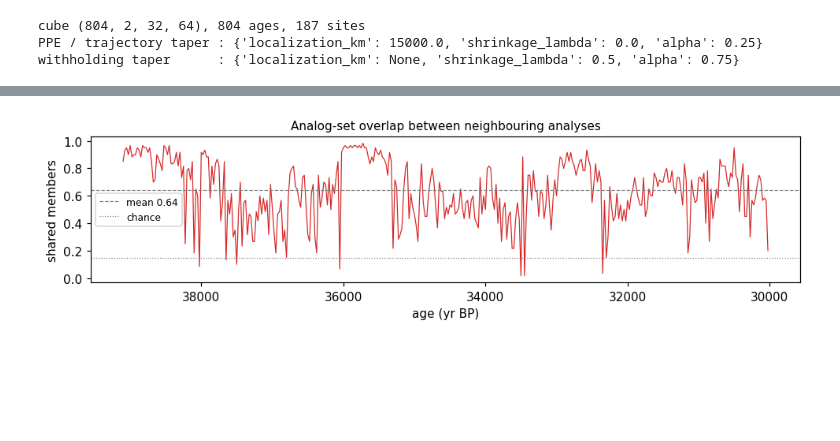
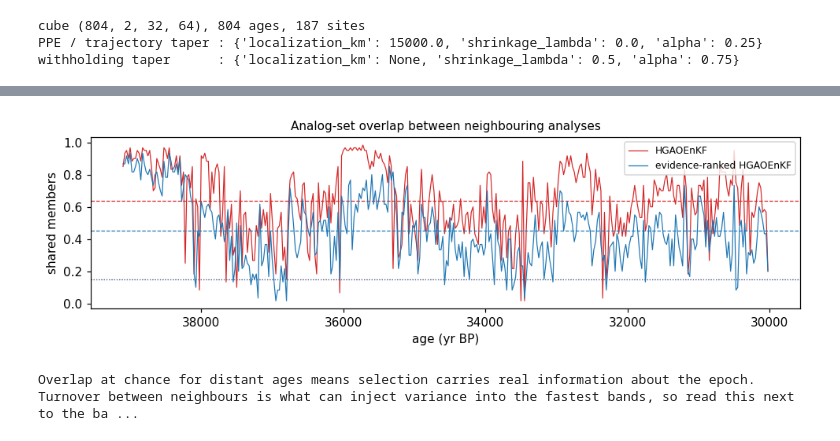
Before and after one commit to evgeni-g-georgiev/sparse_paleoclimate_field_reconstruction, a Jupyter notebook: notebooks/10_hgaoenkf.ipynb, the cells around one changed output, grey strips where cells are left out. Drawn from its saved outputs; the diff is of its cells as text; code cells hidden in the pictures; blank space fills up the shorter version.

```diff
--- a/notebooks/10_hgaoenkf.ipynb
+++ b/notebooks/10_hgaoenkf.ipynb
@@ -56,6 +74,7 @@ import matplotlib.pyplot as plt
 sys.path.insert(0, os.path.abspath(".."))
 
 from paleoreco.data import build_prior_cube
+from paleoreco.assim.analog import ANALOG_EVIDENCE, ANALOG_MISFIT, EVIDENCE_SCALE
 from paleoreco.assim.observations import (
     attach_site_stats, collapse_to_samples, load_observations, observation_site_stats,
 )
@@ -74,6 +93,17 @@ RUN_PPE = True
 RUN_TRAJECTORY = True
 RUN_WITHHOLDING = True
 RUN_ABLATIONS = True
+RUN_EVIDENCE_SCALE = True
+
+# The analog selection rules scored side by side. Every lane below runs each of them into
+# its own directory, so the two never overwrite each other's artefacts.
+RULES = (ANALOG_MISFIT, ANALOG_EVIDENCE)
+RULE_LABEL = {ANALOG_MISFIT: "HGAOEnKF", ANALOG_EVIDENCE: "evidence-ranked HGAOEnKF"}
+# Which of them this pass recomputes. A rule listed in RULES but not here is read back from
+# its last run instead, so a rule already recorded on disk does not have to be recomputed
+# to compare a new one against it. Everything downstream still sees both, because the
+# selected (k, hybrid_w) comes from the config each lane wrote either way.
+RUN_RULES = (ANALOG_EVIDENCE,)
 
 # The tuning grid. b_scale is swept inside every config, as it is for 3DVar.
 K_GRID = ex.K_GRID
@@ -81,7 +111,11 @@ W_GRID = ex.HYBRID_W_GRID
 # A priori config from Sun et al., scored alongside the tuned winner so the write-up can
 # say whether the margin survives without tuning. Both are grid points, so it costs nothing.
 K_APRIORI, W_APRIORI = 60, 0.5
+# Background amplitudes the evidence rule is scored against. Zero is the misfit rule, so
+# the curve reports the reduction as well as the sensitivity.
+EVIDENCE_SCALE_GRID = (0.0, 1.0, 2.0, 5.0, 10.0, 20.0)
 
 print(f"k grid {K_GRID}, hybrid_w grid {W_GRID} -> {len(K_GRID) * len(W_GRID)} configs")
+print(f"selection rules {RULES}, evidence scale {EVIDENCE_SCALE}")
 # %% [output]
 k grid (20, 40, 60, 100), hybrid_w grid (0.25, 0.5, 0.75) -> 12 configs
@@ -353,39 +423,41 @@ b_scale* per method: {'hgaoenkf_temporal_deflate': 0.5}
 # %%
-if traj_cfg is None:
+if not traj_cfg:
     raise RuntimeError("no trajectory run to read")
 
-zt = np.load(HG_TRAJ / "trajectory_analysis.npz")
-idx = zt["analog_index"]
-step_yr = float(zt["step_yr"])
-sets = [set(row.tolist()) for row in idx]
-k = idx.shape[1]
+fig, ax = plt.subplots(figsize=(9, 2.9))
+for rule, colour in zip(traj_cfg, ("C3", "C0")):
+    zt = np.load(HG_TRAJ[rule] / "trajectory_analysis.npz")
+    idx = zt["analog_index"]
+    step_yr = float(zt["step_yr"])
+    sets = [set(row.tolist()) for row in idx]
+    k = idx.shape[1]
+    chance = k / traj_cfg[rule]["prior_meta"]["n_prior_ages"]
 
-adjacent = np.array([len(sets[i] & sets[i + 1]) / k for i in range(len(sets) - 1)])
-far = np.array([len(sets[i] & sets[j]) / k
-                for i in range(0, len(sets), 17) for j in range(0, len(sets), 19)
-                if abs(i - j) * step_yr > 1000])
+    adjacent = np.array([len(sets[i] & sets[i + 1]) / k for i in range(len(sets) - 1)])
+    far = np.array([len(sets[i] & sets[j]) / k
+                    for i in range(0, len(sets), 17) for j in range(0, len(sets), 19)
+                    if abs(i - j) * step_yr > 1000])
 
-print(f"Analog-set overlap between neighbouring analyses ({step_yr:.0f} yr apart):")
-print(f"  mean {adjacent.mean():.3f}, median {np.median(adjacent):.3f}, "
-      f"10th pct {np.percentile(adjacent, 10):.3f}")
-print(f"  fraction of adjacent pairs sharing under half their members: "
-      f"{np.mean(adjacent < 0.5):.3f}")
-print(f"Overlap between analyses more than 1000 yr apart: {far.mean():.3f} "
-      f"(chance = {k / traj_cfg['prior_meta']['n_prior_ages']:.3f})")
-print("\nOverlap at chance for distant ages means selection carries real information "
-      "about the epoch. Turnover between neighbours is what can inject variance into "
-      "the fastest bands, so read this next to the band table in notebook 09.")
+    print(f"{rule}: analog-set overlap between neighbouring analyses "
+          f"({step_yr:.0f} yr apart):")
+    print(f"  mean {adjacent.mean():.3f}, median {np.median(adjacent):.3f}, "
+          f"10th pct {np.percentile(adjacent, 10):.3f}")
+    print(f"  fraction of adjacent pairs sharing under half their members: "
+          f"{np.mean(adjacent < 0.5):.3f}")
+    print(f"  overlap beyond 1000 yr: {far.mean():.3f} (chance = {chance:.3f})")
 
-fig, ax = plt.subplots(figsize=(9, 2.6))
-ax.plot(zt["ages"][:-1], adjacent, lw=0.8, color="C3")
-ax.axhline(adjacent.mean(), color="grey", lw=0.8, ls="--",
-           label=f"mean {adjacent.mean():.2f}")
-ax.axhline(k / traj_cfg["prior_meta"]["n_prior_ages"], color="grey", lw=0.8, ls=":",
-           label="chance")
+    ax.plot(zt["ages"][:-1], adjacent, lw=0.8, color=colour, label=RULE_LABEL[rule])
+    ax.axhline(adjacent.mean(), color=colour, lw=0.8, ls="--")
+    # k can differ between rules, so each carries its own chance level.
+    ax.axhline(chance, color=colour, lw=0.8, ls=":")
 ax.set_xlabel("age (yr BP)"); ax.set_ylabel("shared members")
 ax.set_title("Analog-set overlap between neighbouring analyses", fontsize=10)
 ax.invert_xaxis(); ax.legend(fontsize=8)
 fig.tight_layout()
 fig.savefig(FIG / "analog_set_stability.png", bbox_inches="tight")
 plt.show()
+
+print("\nOverlap at chance for distant ages means selection carries real information "
+      "about the epoch. Turnover between neighbours is what can inject variance into "
+      "the fastest bands, so read this next to the band table in notebook 09.")
 # %% [output]
@@ -398,4 +472,5 @@ Overlap at chance for distant ages means selection carries real information abou
-[figure, old version]
+[figure, new version]
+Overlap at chance for distant ages means selection carries real information about the epoch. Turnover between neighbours is what can inject variance into the fastest bands, so read this next to the ba ...
 # %% [markdown]
 ## Withholding lane
 
```
Also changed, not shown: parts of 18 cells of this notebook.
